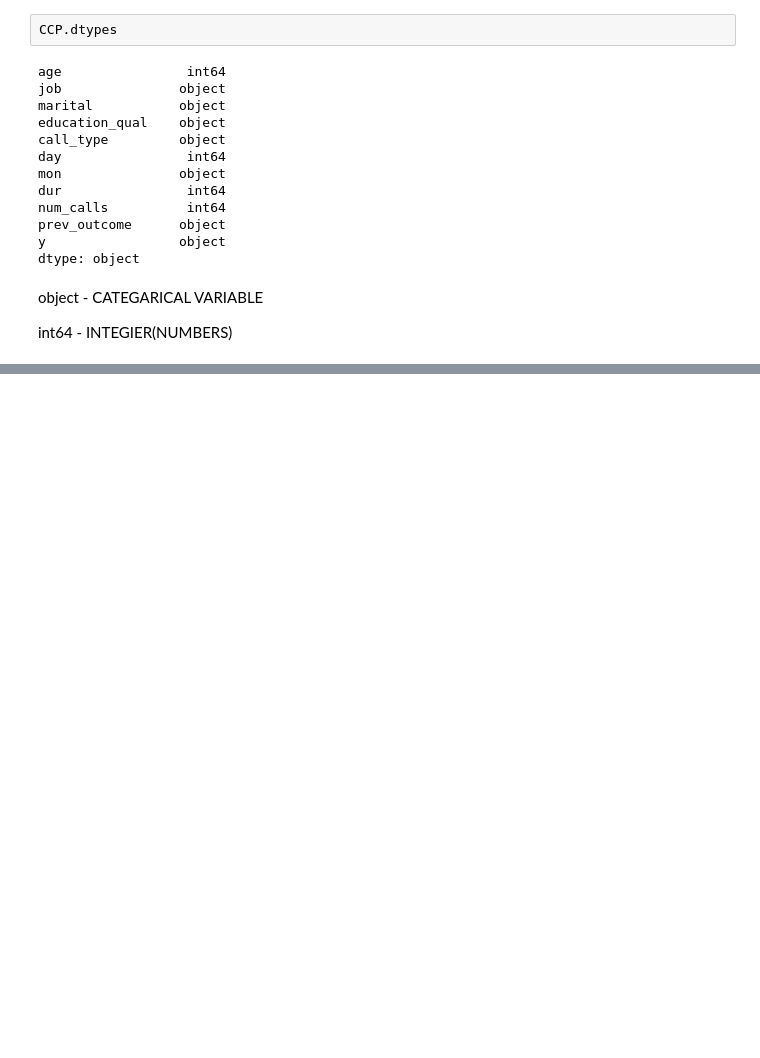
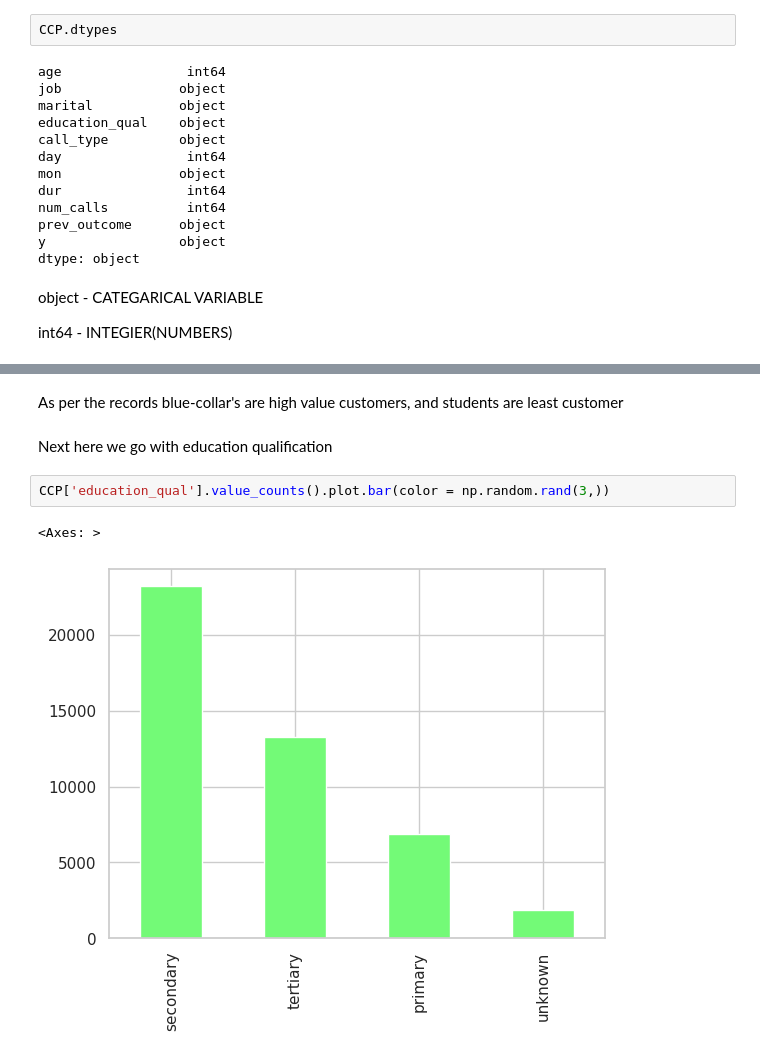
Before and after one commit to LogeshkumarTamilselvam/CustomerConversionPrediction, a Jupyter notebook: Customer_Conversion_Prediction.ipynb, the cells around one changed output, grey strips where cells are left out. Drawn from its saved outputs; the diff is of its cells as text; blank space fills up the shorter version.

```diff
--- a/Customer_Conversion_Prediction.ipynb
+++ b/Customer_Conversion_Prediction.ipynb
@@ -187,0 +210,9 @@ int64 - INTEGIER(NUMBERS)
+# %% [markdown]
+As per the records blue-collar's are high value customers, and students are least customer
+# %% [markdown]
+Next here we go with education qualification
+# %%
+CCP['education_qual'].value_counts().plot.bar(color = np.random.rand(3,))
+# %% [output]
+<Axes: >
+[figure, added]
```
Also changed, not shown: parts of 16 cells of this notebook.
